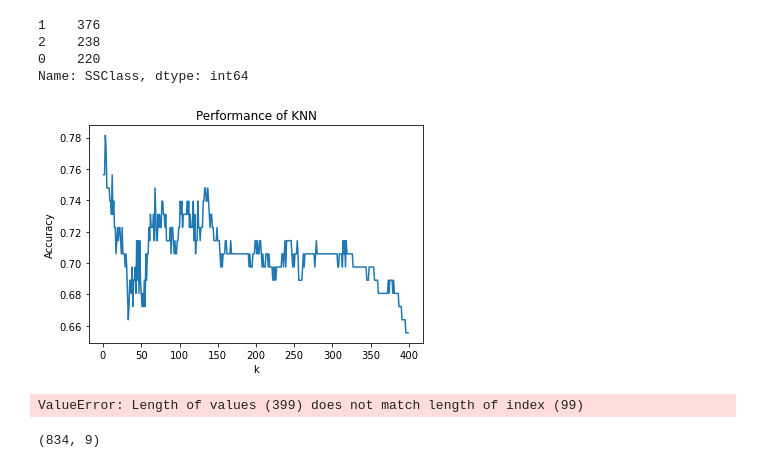
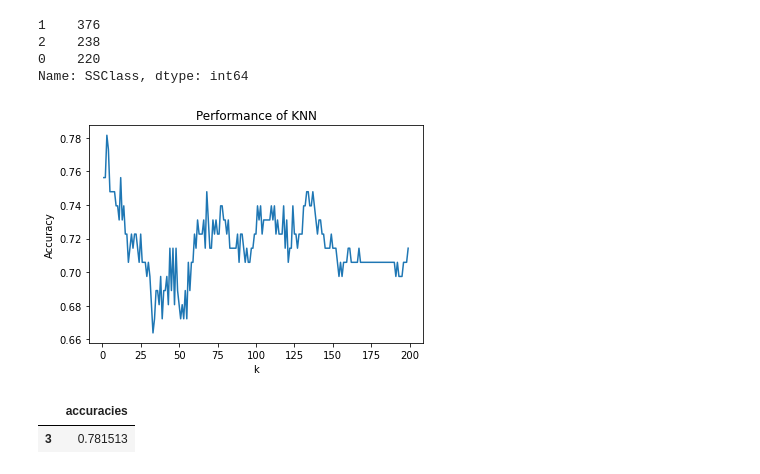
Before and after one commit to mattohan567/Happiness_Score_Project, a Jupyter notebook: KNN.ipynb, the cells around one changed output. Drawn from its saved outputs; the diff is of its cells as text; code cells hidden in the pictures.

```diff
--- a/KNN.ipynb
+++ b/KNN.ipynb
@@ -55,28 +55,3 @@ class KNN:
         y_hat = self.predict(X_test)
         accuracy = sum(y_hat == y_test) / len(y_test)
         return accuracy
-# %%
-# Testing my Model with the IRIS dataset
-iris = datasets.load_iris()
-X = iris['data']
-y = iris['target']
-# Split data into train & test sets
-X_train, X_test, y_train, y_test = train_test_split(X, y, test_size=0.2)
-# Preprocess data
-ss = StandardScaler().fit(X_train)
-X_train, X_test = ss.transform(X_train), ss.transform(X_test)
-# Test knn model across varying ks
-accuracies = []
-ks = range(1, 100)
-for k in ks:
-    knn = KNN(k=k)
-    knn.fit(X_train, y_train)
-    accuracy = knn.evaluate(X_test, y_test)
-    accuracies.append(accuracy)
-# Visualize accuracy vs. k
-fig, ax = plt.subplots()
-ax.plot(ks, accuracies)
-ax.set(xlabel="k",
-       ylabel="Accuracy",
-       title="Performance of knn")
-plt.show()
@@ -208,31 +174,29 @@ y_train = train.SSClass
 X_test = test.iloc[:, 2:11]
 y_test = test.SSClass
 # %%
+kMax = 200
 ss = StandardScaler().fit(X_train)
 X_train, X_test = ss.transform(X_train), ss.transform(X_test)
 # Test knn model across varying ks
 accuracies = []
-ks = range(1, 400)
+ks = range(1, kMax)
 for k in ks:
     knn = KNN(k=k)
     knn.fit(X_train, y_train)
     accuracy = knn.evaluate(X_test, y_test)
     accuracies.append(accuracy)
 # Visualize accuracy vs. k
 fig, ax = plt.subplots()
 ax.plot(ks, accuracies)
 ax.set(xlabel="k",
        ylabel="Accuracy",
        title="Performance of KNN")
 plt.show()
 # %% [output]
-[figure, old version]
+[figure, new version]
 # %%
-results = pd.DataFrame({'accuracies':accuracies}, index = np.arange(1,100))
+results = pd.DataFrame({'accuracies':accuracies}, index = np.arange(1,kMax))
 results[results.accuracies == max(results.accuracies)]
 # %% [output]
-ValueError: Length of values (399) does not match length of index (99)
+|  | accuracies |
+| 3 | 0.781513 |
-# %%
-X_train.shape
-# %% [output]
-(834, 9)
```
Also changed, not shown: parts of 4 cells of this notebook.
